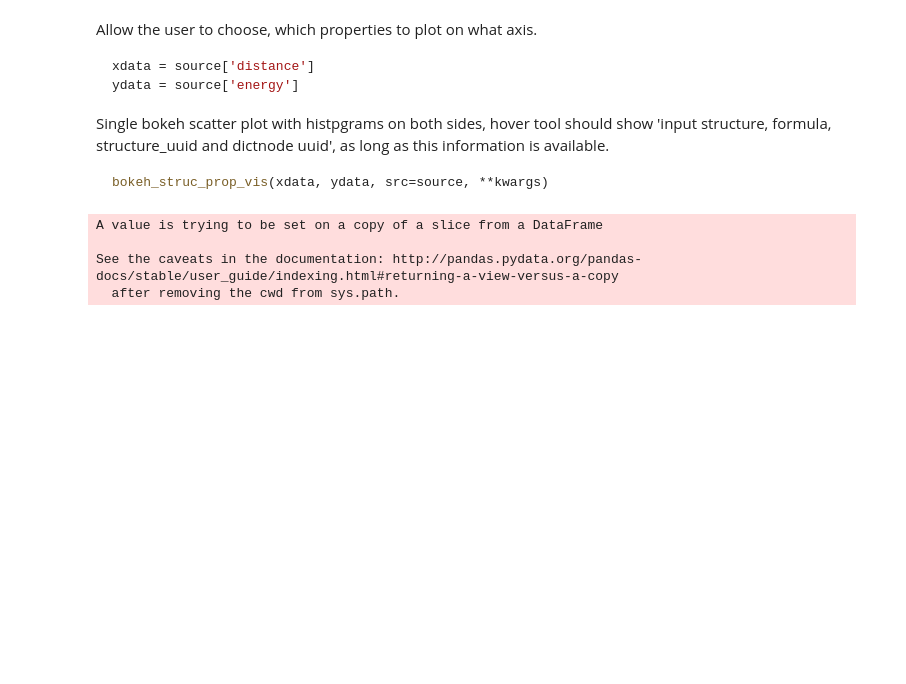
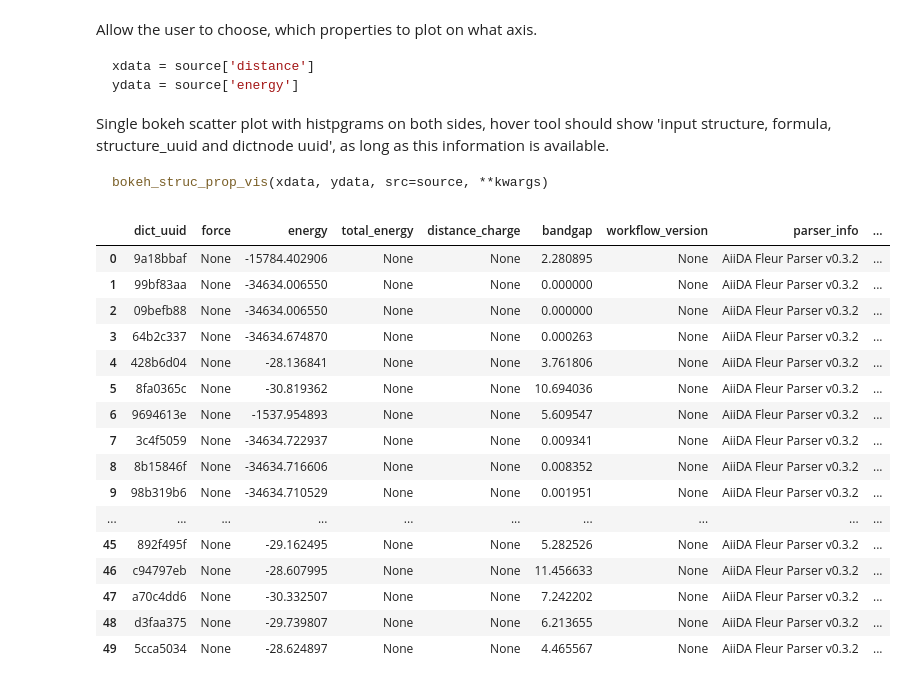
Before and after one commit to JuDFTteam/aiida-jutools, a Jupyter notebook: aiida_jutools/sisc_lab/different_db_results/D2_ScSi_Lab2020_StructureProperty_visualizer.ipynb, the cells around one changed output. Saved outputs shown, nothing was run; the diff lists cells and outputs as text; code cells hidden in the pictures; blank space fills up the shorter version.

````diff
--- a/aiida_jutools/sisc_lab/different_db_results/D2_ScSi_Lab2020_StructureProperty_visualizer.ipynb
+++ b/aiida_jutools/sisc_lab/different_db_results/D2_ScSi_Lab2020_StructureProperty_visualizer.ipynb
@@ -170,21 +200,27 @@ structure_uuid and dictnode uuid', as long as this information is available.
 ```python
 bokeh_struc_prop_vis(xdata, ydata, src=source, **kwargs)
 ```
-# %%
-# Read dataset as DataFrame and deal with NaN values
-dictall = pd.read_json('dict_property.json', orient='records')
-dictdata = dictall[['total_energy','distance_charge']]
-dictdata.dropna(axis=0, how='any', inplace=True)
-dictdata.reset_index(drop=True, inplace=True)
-
-xdata = dictdata['total_energy']
-ydata = dictdata['distance_charge']
-#print(xdata, '\n')
-#print(ydata)
-# %% [output]
-A value is trying to be set on a copy of a slice from a DataFrame
-
-See the caveats in the documentation: http://pandas.pydata.org/pandas-docs/stable/user_guide/indexing.html#returning-a-view-versus-a-copy
-  after removing the cwd from sys.path.
+# %%
+from helpers import read_json_file
+df, xdata, ydata = read_json_file('combined_property.json','energy', 'bandgap')
+df
+# %% [output]
+|  | dict_uuid | force | energy | total_energy | distance_charge | bandgap | workflow_version | parser_info | ... |
+| 0 | 9a18bbaf | None | -15784.402906 | None | None | 2.280895 | None | AiiDA Fleur Parser v0.3.2 | ... |
+| 1 | 99bf83aa | None | -34634.006550 | None | None | 0.000000 | None | AiiDA Fleur Parser v0.3.2 | ... |
+| 2 | 09befb88 | None | -34634.006550 | None | None | 0.000000 | None | AiiDA Fleur Parser v0.3.2 | ... |
+| 3 | 64b2c337 | None | -34634.674870 | None | None | 0.000263 | None | AiiDA Fleur Parser v0.3.2 | ... |
+| 4 | 428b6d04 | None | -28.136841 | None | None | 3.761806 | None | AiiDA Fleur Parser v0.3.2 | ... |
+| 5 | 8fa0365c | None | -30.819362 | None | None | 10.694036 | None | AiiDA Fleur Parser v0.3.2 | ... |
+| 6 | 9694613e | None | -1537.954893 | None | None | 5.609547 | None | AiiDA Fleur Parser v0.3.2 | ... |
+| 7 | 3c4f5059 | None | -34634.722937 | None | None | 0.009341 | None | AiiDA Fleur Parser v0.3.2 | ... |
+| 8 | 8b15846f | None | -34634.716606 | None | None | 0.008352 | None | AiiDA Fleur Parser v0.3.2 | ... |
+| 9 | 98b319b6 | None | -34634.710529 | None | None | 0.001951 | None | AiiDA Fleur Parser v0.3.2 | ... |
+| ... | ... | ... | ... | ... | ... | ... | ... | ... | ... |
+| 45 | 892f495f | None | -29.162495 | None | None | 5.282526 | None | AiiDA Fleur Parser v0.3.2 | ... |
+| 46 | c94797eb | None | -28.607995 | None | None | 11.456633 | None | AiiDA Fleur Parser v0.3.2 | ... |
+| 47 | a70c4dd6 | None | -30.332507 | None | None | 7.242202 | None | AiiDA Fleur Parser v0.3.2 | ... |
+| 48 | d3faa375 | None | -29.739807 | None | None | 6.213655 | None | AiiDA Fleur Parser v0.3.2 | ... |
+| 49 | 5cca5034 | None | -28.624897 | None | None | 4.465567 | None | AiiDA Fleur Parser v0.3.2 | ... |
 # %%
 from helpers import bokeh_struc_prop_vis
````
Also changed, not shown: parts of 23 cells of this notebook, 3 other files.
